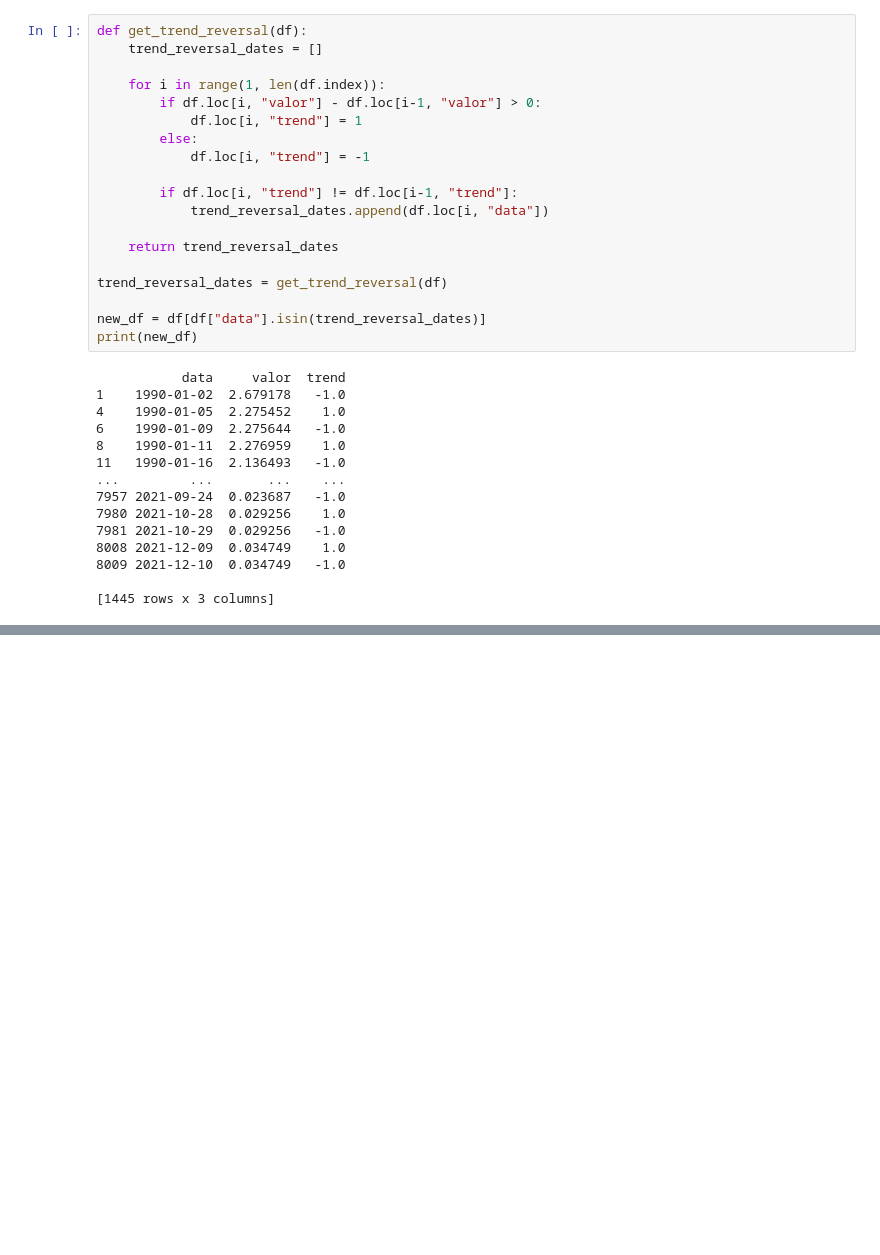
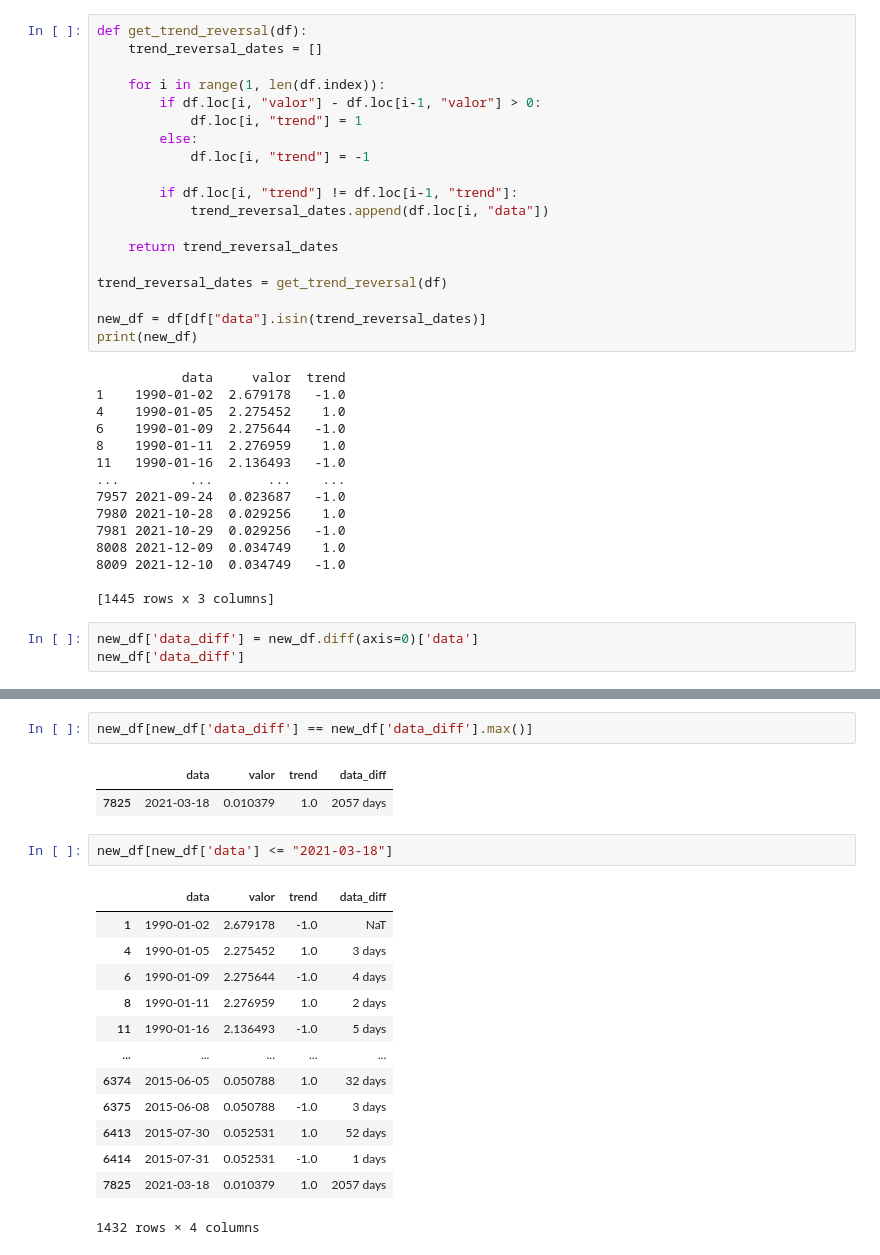
Before and after one commit to NataliaGodot/diversity_program_aula, a Jupyter notebook: exemplo_selic.ipynb, the cells around one changed output, grey strips where cells are left out. Cells and saved outputs as stored; diff of their text form; blank space fills up the shorter version.

```diff
--- a/exemplo_selic.ipynb
+++ b/exemplo_selic.ipynb
@@ -102,3 +101,6 @@ print(new_df)
 8009 2021-12-10  0.034749   -1.0
 
 [1445 rows x 3 columns]
+# %%
+new_df['data_diff'] = new_df.diff(axis=0)['data']
+new_df['data_diff']
@@ -104,0 +131,21 @@ print(new_df)
+# %%
+new_df[new_df['data_diff'] == new_df['data_diff'].max()]
+# %% [output]
+|  | data | valor | trend | data_diff |
+| 7825 | 2021-03-18 | 0.010379 | 1.0 | 2057 days |
+# %%
+new_df[new_df['data'] <= "2021-03-18"]
+# %% [output]
+|  | data | valor | trend | data_diff |
+| 1 | 1990-01-02 | 2.679178 | -1.0 | NaT |
+| 4 | 1990-01-05 | 2.275452 | 1.0 | 3 days |
+| 6 | 1990-01-09 | 2.275644 | -1.0 | 4 days |
+| 8 | 1990-01-11 | 2.276959 | 1.0 | 2 days |
+| 11 | 1990-01-16 | 2.136493 | -1.0 | 5 days |
+| ... | ... | ... | ... | ... |
+| 6374 | 2015-06-05 | 0.050788 | 1.0 | 32 days |
+| 6375 | 2015-06-08 | 0.050788 | -1.0 | 3 days |
+| 6413 | 2015-07-30 | 0.052531 | 1.0 | 52 days |
+| 6414 | 2015-07-31 | 0.052531 | -1.0 | 1 days |
+| 7825 | 2021-03-18 | 0.010379 | 1.0 | 2057 days |
+1432 rows × 4 columns
```
Also changed, not shown: parts of 4 cells of this notebook.
